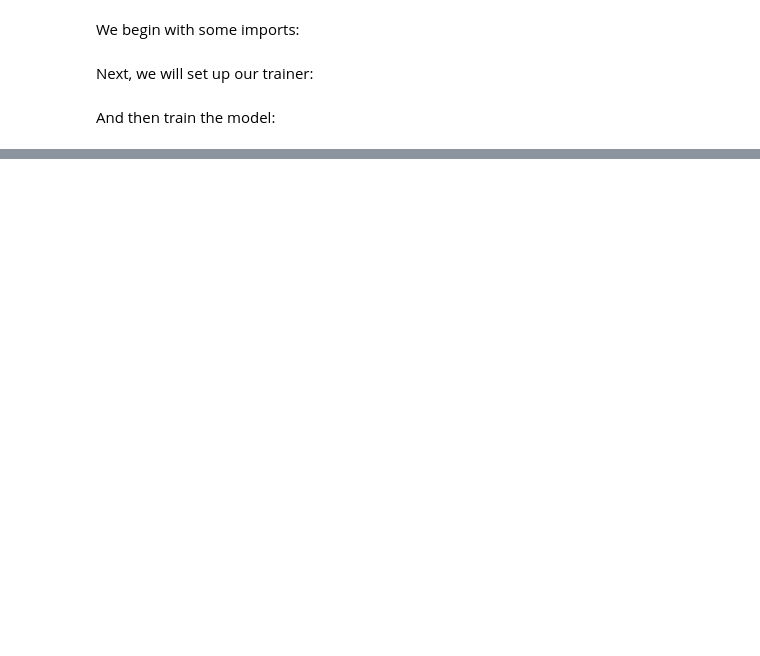
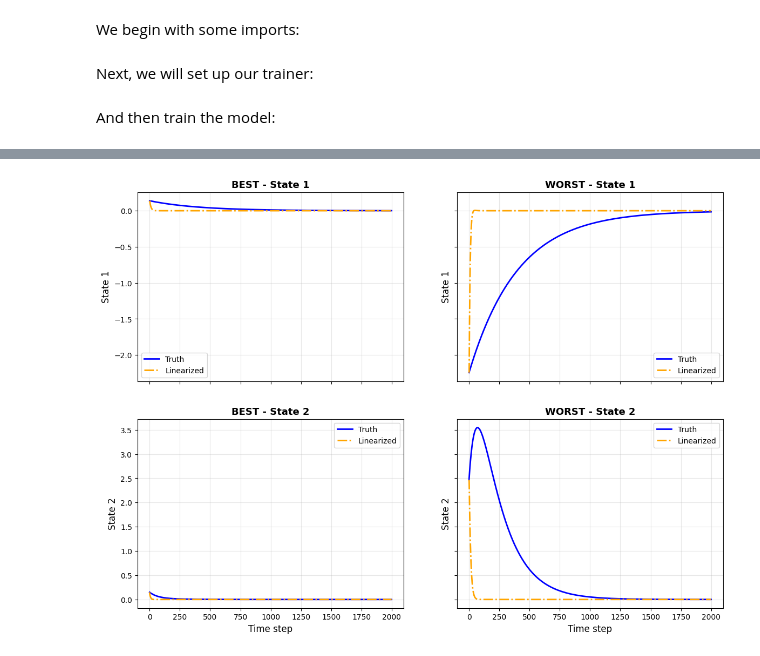
Before and after one commit to p-smith22/dymad-dev, a Jupyter notebook: examples/controllability/part_2.ipynb, the cells around one changed output, grey strips where cells are left out. Saved outputs shown, nothing was run; the diff lists cells and outputs as text; code cells hidden in the pictures; blank space fills up the shorter version.

```diff
--- a/examples/controllability/part_2.ipynb
+++ b/examples/controllability/part_2.ipynb
@@ -92,8 +82,8 @@ IDX = [0, 1, 2]
 # %% [markdown]
 And then train the model:
 # %%
-for i in IDX:
-    opt = {"model": mdl_kb, "training": trn_opts[i]}
-    opt["model"]["name"] = f"kp_dt{i+1}"
-    trainer = NODETrainer(config_path, DKBF, config_mod=opt)
-    trainer.train()
+# # Train:
+# opt = {"model": mdl_kb, "training": trn_nd1}
+# opt["model"]["name"] = f"kp_dt"
+# trainer = NODETrainer(config_path, DKBF, config_mod=opt)
+# trainer.train()
@@ -122,0 +119,8 @@ plt.show()
+# %%
+# Get system matrices linearized around equilibrium (trim) condition:
+x_ref = np.array([0, 0])
+A, _, C = linearize(model, x_ref)
+
+# Grab the first matrices:
+A = A[0]
+C = C[0]
@@ -122,0 +129,72 @@ plt.show()
+# %%
+# Sample a bunch of different trajectories and test which ones track the best:
+N = 2000
+t_grid = np.linspace(0, 10, N)
+candidates = []
+for i in range(30):
+
+    # Sample trajectory:
+    ts, xs, ys = sampler.sample(t_grid, batch=1)
+    x_true = xs[0]
+    t_data = ts[0]
+    x0 = x_true[0]
+    n_tsteps = len(x_true) - 1
+
+    # Get linearized prediction:
+    x_linear, _ = prop_dyn_latent(model, A, None, C, x0, n_tsteps=n_tsteps)
+
+    # Compute error:
+    error = np.linalg.norm(x_true - x_linear)
+
+    # Append:
+    candidates.append({
+        'index': i,
+        't': t_data,
+        'x_true': x_true,
+        'x_linear': x_linear,
+        'error': error
+    })
+
+# Sort by error, pick best and worst:
+sorted_candidates = sorted(candidates, key=lambda x: x['error'])
+best = sorted_candidates[0]
+worst = sorted_candidates[-1]
+
+# Plot best and worst:
+fig, axes = plt.subplots(2, 2, figsize=(14, 10), sharey="row", sharex=True)
+
+# Best, state 1:
+axes[0, 0].plot(best['x_true'][:, 0], label='Truth', linewidth=2, color='blue')
+axes[0, 0].plot(best['x_linear'][:, 0], label='Linearized', linewidth=2, linestyle='-.', color='orange')
+axes[0, 0].set_ylabel('State 1', fontsize=12)
+axes[0, 0].set_title(f'BEST - State 1', fontsize=13, fontweight='bold')
+axes[0, 0].legend(fontsize=10)
+axes[0, 0].grid(True, alpha=0.3)
+
+# Best, state 2:
+axes[1, 0].plot(best['x_true'][:, 1], label='Truth', linewidth=2, color='blue')
+axes[1, 0].plot(best['x_linear'][:, 1], label='Linearized', linewidth=2, linestyle='-.', color='orange')
+axes[1, 0].set_ylabel('State 2', fontsize=12)
+axes[1, 0].set_xlabel('Time step', fontsize=12)
+axes[1, 0].set_title(f'BEST - State 2', fontsize=13, fontweight='bold')
+axes[1, 0].legend(fontsize=10)
+axes[1, 0].grid(True, alpha=0.3)
+
+# Worst, state 1:
+axes[0, 1].plot(worst['x_true'][:, 0], label='Truth', linewidth=2, color='blue')
+axes[0, 1].plot(worst['x_linear'][:, 0], label='Linearized', linewidth=2, linestyle='-.', color='orange')
+axes[0, 1].set_ylabel('State 1', fontsize=12)
+axes[0, 1].set_title(f'WORST - State 1', fontsize=13, fontweight='bold')
+axes[0, 1].legend(fontsize=10)
+axes[0, 1].grid(True, alpha=0.3)
+
+# Worst, state 2:
+axes[1, 1].plot(worst['x_true'][:, 1], label='Truth', linewidth=2, color='blue')
+axes[1, 1].plot(worst['x_linear'][:, 1], label='Linearized', linewidth=2, linestyle='-.', color='orange')
+axes[1, 1].set_ylabel('State 2', fontsize=12)
+axes[1, 1].set_xlabel('Time step', fontsize=12)
+axes[1, 1].set_title(f'WORST - State 2', fontsize=13, fontweight='bold')
+axes[1, 1].legend(fontsize=10)
+axes[1, 1].grid(True, alpha=0.3)
+# %% [output]
+[figure, added]
```
Also changed, not shown: parts of 15 cells of this notebook, 7 other files.
